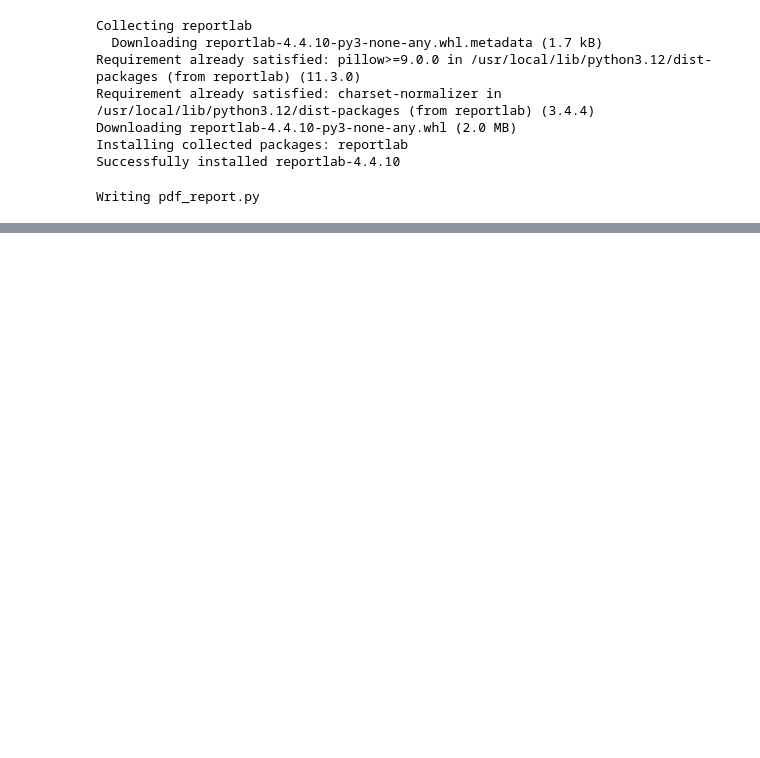
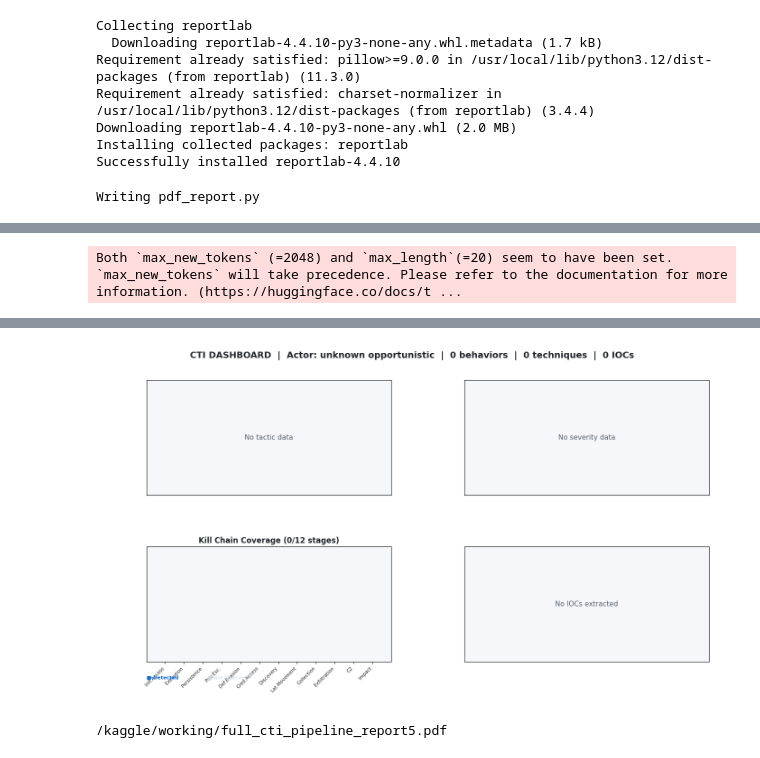
Before and after one commit to yoyo2-hub/Multi_Agent_CTI_with_RAG, a Jupyter notebook: agent-cti.ipynb, the cells around one changed output, grey strips where cells are left out. Drawn from its saved outputs; the diff is of its cells as text; code cells hidden in the pictures; blank space fills up the shorter version.

Commit message:
Kaggle Notebook | agent-cti | Version 24

```diff
--- a/agent-cti.ipynb
+++ b/agent-cti.ipynb
@@ -155,7 +155,7 @@ def get_llm():
             "text-generation",
             model=model,
             tokenizer=_tokenizer_instance,
-            max_new_tokens=512,       # Max tokens the model can generate per call
+            max_new_tokens=2048,       # Max tokens the model can generate per call
                                       # (doesn't count the input prompt, only the output)
             return_full_text=False,   # Return only the generated reply, not prompt + reply
             do_sample=False,          # Greedy decoding: always pick the highest-probability token
@@ -6568,0 +5918,75 @@ Both `max_new_tokens` (=512) and `max_length`(=20) seem to have been set. `max_n
+# %%
+from cti_analysis_agent import analyze_message
+from mitre_agent import run_mitre_analysis
+from aggregator import build_report_metadata
+from pdf_report import generate_pdf_report
+from dashboard import generate_dashboard
+
+import os, json
+import importlib
+
+from IPython.display import display, Image
+import base64
+
+# ---------------------------------------------------
+# INPUT
+# ---------------------------------------------------
+sample_message = """
+The cake that you prepared was delicious. i like it so much
+"""
+
+# ---------------------------------------------------
+# PIPELINE (NO PRINTS)
+# ---------------------------------------------------
+cti_result = analyze_message(sample_message)
+mitre_result = run_mitre_analysis(cti_result)
+
+report_meta = build_report_metadata(
+    original_message=sample_message,
+    cti_result=cti_result,
+    mitre_result=mitre_result,
+)
+
+# Attach optional enrichments
+report_meta["behaviors"] = cti_result.get("behaviors", [])
+report_meta["threat_brief"] = cti_result.get("threat_brief", {})
+
+# ---------------------------------------------------
+# DASHBOARD (DISPLAY ONLY IMAGE, NO DEBUG)
+# ---------------------------------------------------
+dashboard_result = generate_dashboard(report_meta, output="cti_dashboard.png")
+
+report_meta["dashboard_path"] = dashboard_result["path"]
+
+display(Image(data=base64.b64decode(dashboard_result["base64"])))
+
+# ---------------------------------------------------
+# SAFE DEDUP (ONLY DATA SANITIZATION)
+# ---------------------------------------------------
+def _dedup_list(lst):
+    seen = set()
+    out = []
+    for x in lst:
+        key = json.dumps(x, sort_keys=True) if isinstance(x, dict) else str(x)
+        if key not in seen:
+            seen.add(key)
+            out.append(x)
+    return out
+
+if "section_4_ttps" in report_meta:
+    report_meta["section_4_ttps"] = _dedup_list(report_meta["section_4_ttps"])
+
+if isinstance(report_meta.get("section_3_severity"), dict):
+    for k, v in report_meta["section_3_severity"].items():
+        if isinstance(v, list):
+            report_meta["section_3_severity"][k] = _dedup_list(v)
+
+# ---------------------------------------------------
+# FINAL OUTPUT ONLY
+# ---------------------------------------------------
+output_path = "full_cti_pipeline_report5.pdf"
+generate_pdf_report(report_meta, output_path)
+
+
+print(os.path.abspath(output_path))
+# %% [output]
@@ -6568,0 +6032 @@ Both `max_new_tokens` (=512) and `max_length`(=20) seem to have been set. `max_n
+Both `max_new_tokens` (=2048) and `max_length`(=20) seem to have been set. `max_new_tokens` will take precedence. Please refer to the documentation for more information. (https://huggingface.co/docs/t ...
@@ -6568,0 +6050,2 @@ Both `max_new_tokens` (=512) and `max_length`(=20) seem to have been set. `max_n
+[figure, added]
+/kaggle/working/full_cti_pipeline_report5.pdf
```
Also changed, not shown: parts of 32 cells of this notebook.
